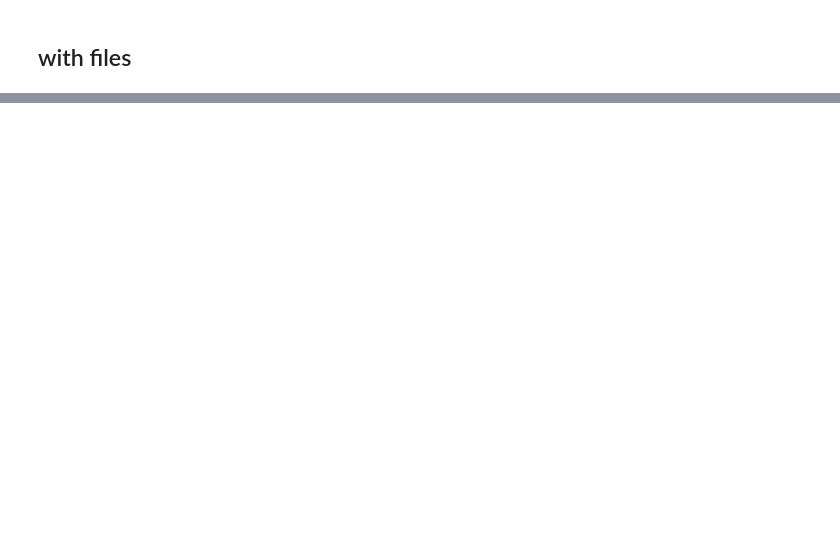
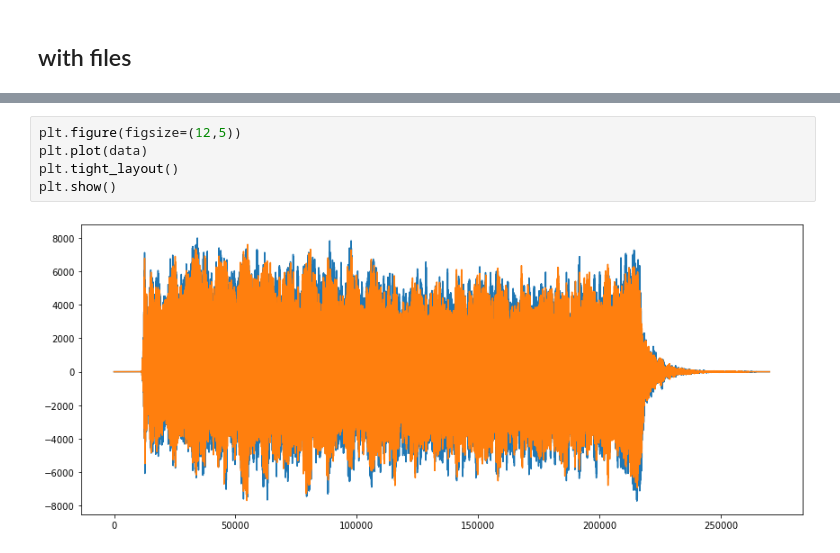
Before and after one commit to scheinpablo/vp_pitch_tracking, a Jupyter notebook: autocorr_test.ipynb, the cells around one changed output, grey strips where cells are left out. Cells and saved outputs as stored; diff of their text form; blank space fills up the shorter version.

```diff
--- a/autocorr_test.ipynb
+++ b/autocorr_test.ipynb
@@ -126,0 +209,7 @@ print(pitches)
+# %%
+plt.figure(figsize=(12,5))
+plt.plot(data)
+plt.tight_layout()
+plt.show()
+# %% [output]
+[figure, added]
```
Also changed, not shown: parts of 14 cells of this notebook.
